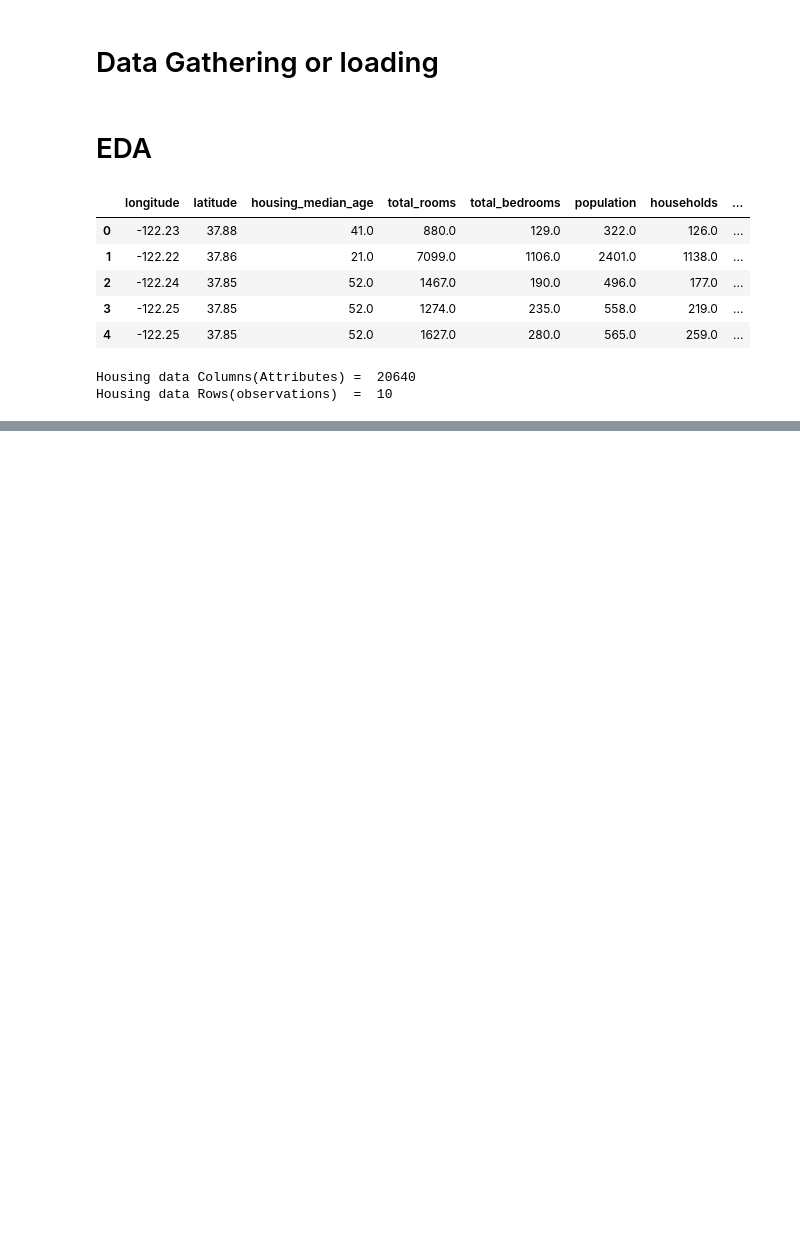
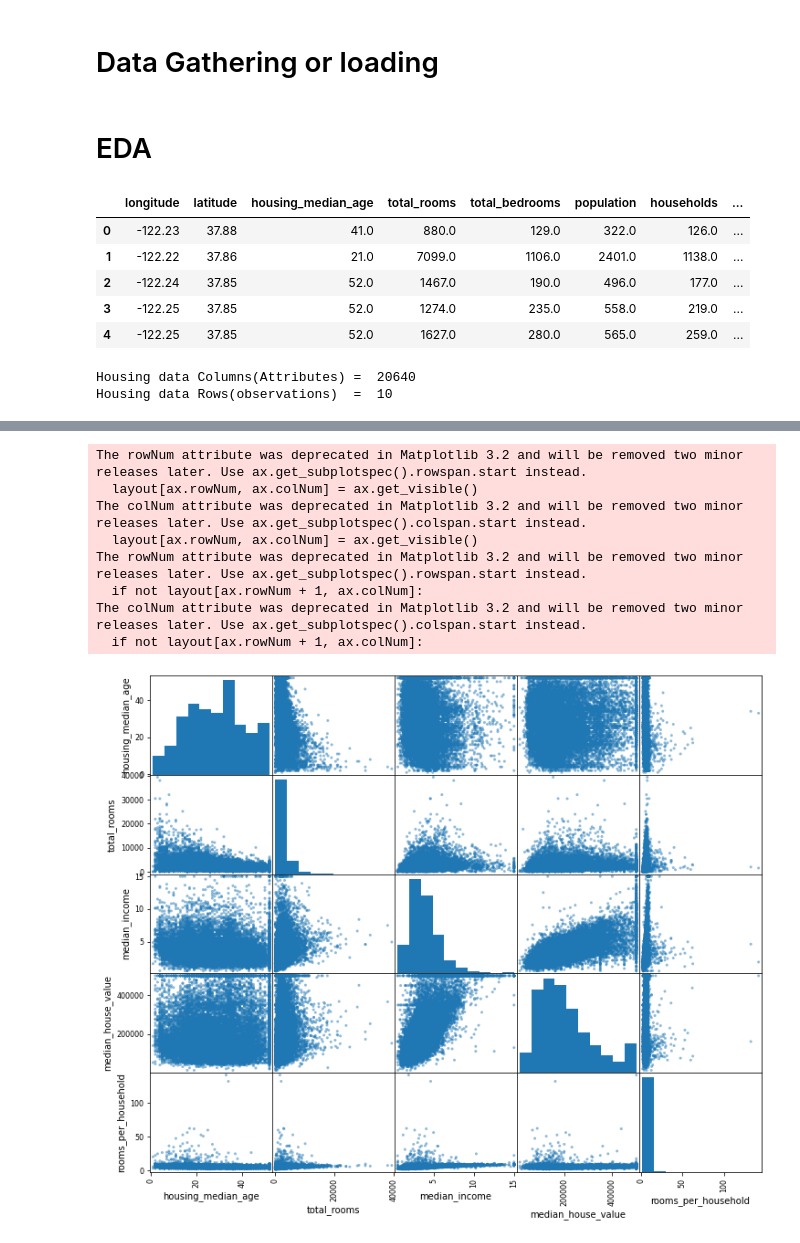
Before and after one commit to AllieUbisse/end-to-end-ml, a Jupyter notebook: notebooks/end_to_end_ml.ipynb, the cells around one changed output, grey strips where cells are left out. Drawn from its saved outputs; the diff is of its cells as text; code cells hidden in the pictures; blank space fills up the shorter version.

```diff
--- a/notebooks/end_to_end_ml.ipynb
+++ b/notebooks/end_to_end_ml.ipynb
@@ -62,0 +183,8 @@ Housing data Rows(observations)  =  10
+# %%
+# defining the StratifiedShuffleSplit instance
+split = StratifiedShuffleSplit(n_splits=1, test_size=0.2, random_state=42)
+
+# spliting the data into train and test using stratified method
+for train_index, test_index in split.split(housing, housing['income_cat']):
+    strat_train_set = housing.loc[train_index]
+    strat_test_set =  housing.loc[test_index]
@@ -62,0 +195,4 @@ Housing data Rows(observations)  =  10
+# %%
+# copy the dataframe to avoid manipulation the original data
+train = strat_train_set.copy()
+test = strat_test_set.copy()
@@ -62,0 +247,6 @@ Housing data Rows(observations)  =  10
+# %%
+# computing the correlation matrix
+corr_matrix = train.corr()
+
+# displaying correlation with respect to the target
+corr_matrix['median_house_value'].sort_values(ascending=False)
@@ -62,0 +279,17 @@ Housing data Rows(observations)  =  10
+# %%
+# set the attributes which are better correlated with the median house value (target)
+cols_of_value = corr_matrix [corr_matrix['median_house_value'] > 0.1 ].index.tolist()
+
+# plot the scatter matrix to check multicolinearity
+scatter_matrix(train[cols_of_value], figsize=(12,10))
+plt.show()
+# %% [output]
+The rowNum attribute was deprecated in Matplotlib 3.2 and will be removed two minor releases later. Use ax.get_subplotspec().rowspan.start instead.
+  layout[ax.rowNum, ax.colNum] = ax.get_visible()
+The colNum attribute was deprecated in Matplotlib 3.2 and will be removed two minor releases later. Use ax.get_subplotspec().colspan.start instead.
+  layout[ax.rowNum, ax.colNum] = ax.get_visible()
+The rowNum attribute was deprecated in Matplotlib 3.2 and will be removed two minor releases later. Use ax.get_subplotspec().rowspan.start instead.
+  if not layout[ax.rowNum + 1, ax.colNum]:
+The colNum attribute was deprecated in Matplotlib 3.2 and will be removed two minor releases later. Use ax.get_subplotspec().colspan.start instead.
+  if not layout[ax.rowNum + 1, ax.colNum]:
+[figure, added]
```
Also changed, not shown: parts of 55 cells of this notebook.
